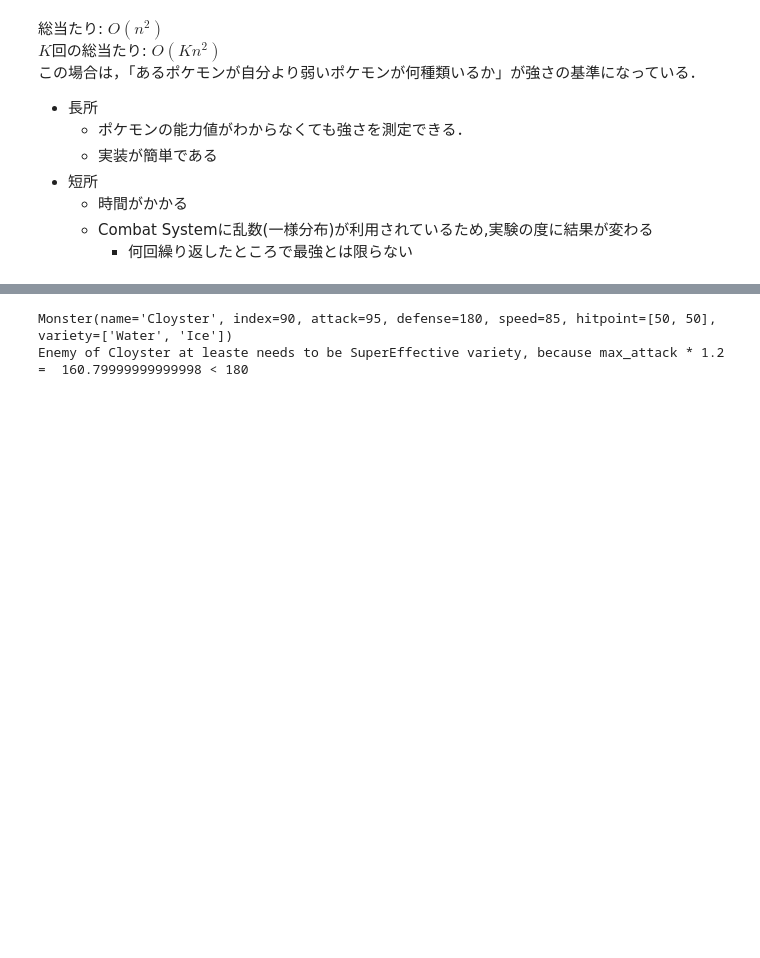
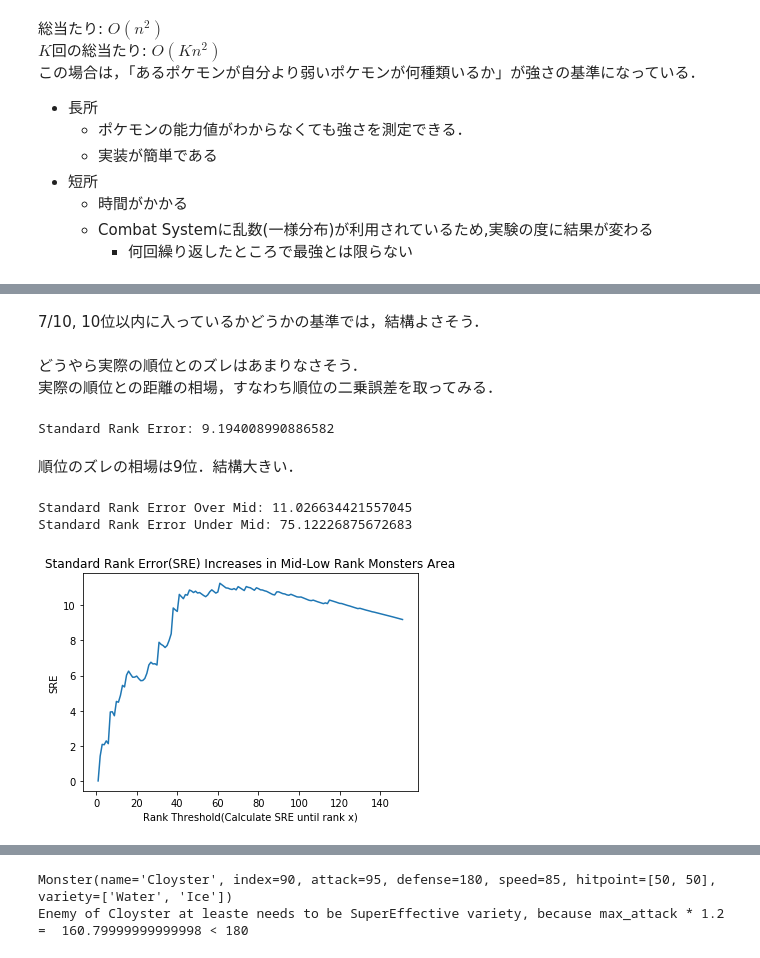
Before and after one commit to fuurin/CSFundImageProcessing, a Jupyter notebook: 第3回.ipynb, the cells around one changed output, grey strips where cells are left out. Saved outputs shown, nothing was run; the diff lists cells and outputs as text; code cells hidden in the pictures; blank space fills up the shorter version.

```diff
--- a/第3回.ipynb
+++ b/第3回.ipynb
@@ -193,16 +250,3 @@ def SpeedBattle(p1, p2, resetHP=True, verbose=False):
         return 0 if p1.speed > p2.speed else 1
 
     return 0 if survive_rounds1 > survive_rounds2 else 1
-# %%
-K = 100
-
-try:
-    with open('data/normal_ranking.pkl', 'rb') as f:
-        normal_ranking = pickle.load(f)
-        print('normal ranking is loaded from the pickle file')
-except:
-    normal_result = RoundRobinExperiment(K, verbose=True)
-    normal_ranking = [pokeList[p] for p in normal_result.argsort()[::-1]]
-
-    with open('data/normal_ranking.pkl', mode='wb') as f:
-        pickle.dump(normal_ranking, f)
@@ -211,5 +253,5 @@ normal ranking is loaded from the pickle file
 # %%
-print("====================== Speed Battle =========================")
+# The result is deterministic. So it is enough for k to be 1.
 speed_result = RoundRobinExperiment(battle=SpeedBattle, verbose=True)
-speed_ranking = [pokeList[p] for p in speed_result.argsort()[::-1]]
+speed_ranking = [pokeList[p] for p in speed_result['w'].sum(axis=0).argsort()]
 # %% [output]
@@ -273,0 +323,5 @@ Speed Battle Elapsed Time: 0.450516939163208
+# %%
+print("========== Normal : Speed ==========")
+normal_top_10 = normal_ranking[:10]
+for p in speed_ranking[:10]:
+    print(f"{p.name} is {'IN the' if p in normal_top_10 else 'out of'} normal ranking top 10")
@@ -273,0 +340,35 @@ Speed Battle Elapsed Time: 0.450516939163208
+# %% [markdown]
+7/10, 10位以内に入っているかどうかの基準では，結構よさそう．
+<br>
+どうやら実際の順位とのズレはあまりなさそう．
+実際の順位との距離の相場，すなわち順位の二乗誤差を取ってみる．
+# %%
+def std_rank_error(ranking):
+    normal_ranking_list = list(normal_ranking)
+    ranking_error = []
+    for rank, p in enumerate(ranking):
+        ranking_error.append((normal_ranking_list.index(p) - rank) ** 2)
+
+    return math.sqrt(sum(ranking_error) / len(ranking_error))
+
+print("Standard Rank Error:", std_rank_error(speed_ranking))
+# %% [output]
+Standard Rank Error: 9.194008990886582
+# %% [markdown]
+順位のズレの相場は9位．結構大きい．
+# %%
+print("Standard Rank Error Over Mid:", std_rank_error(speed_ranking[:75]))
+print("Standard Rank Error Under Mid:", std_rank_error(speed_ranking[75:]))
+# %% [output]
+Standard Rank Error Over Mid: 11.026634421557045
+Standard Rank Error Under Mid: 75.12226875672683
+# %%
+x = range(1, len(pokeList) + 1)
+y = [std_rank_error(speed_ranking[:r]) for r in x]
+plt.plot(x,y)
+plt.title("Standard Rank Error(SRE) Increases in Mid-Low Rank Monsters Area")
+plt.xlabel("Rank Threshold(Calculate SRE until rank x)")
+plt.ylabel("SRE")
+plt.show()
+# %% [output]
+[figure, added]
```
Also changed, not shown: parts of 56 cells of this notebook, 3 other files.
